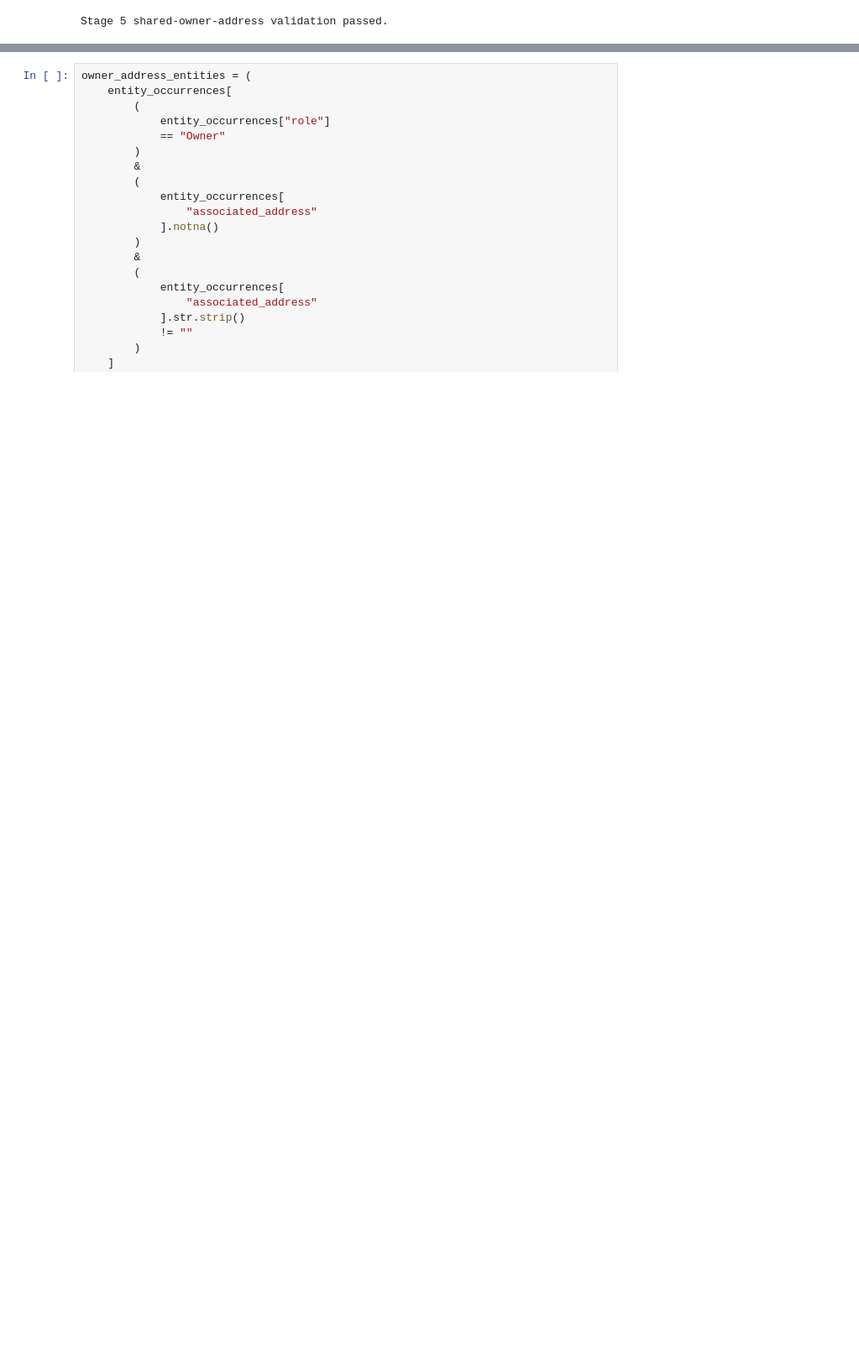
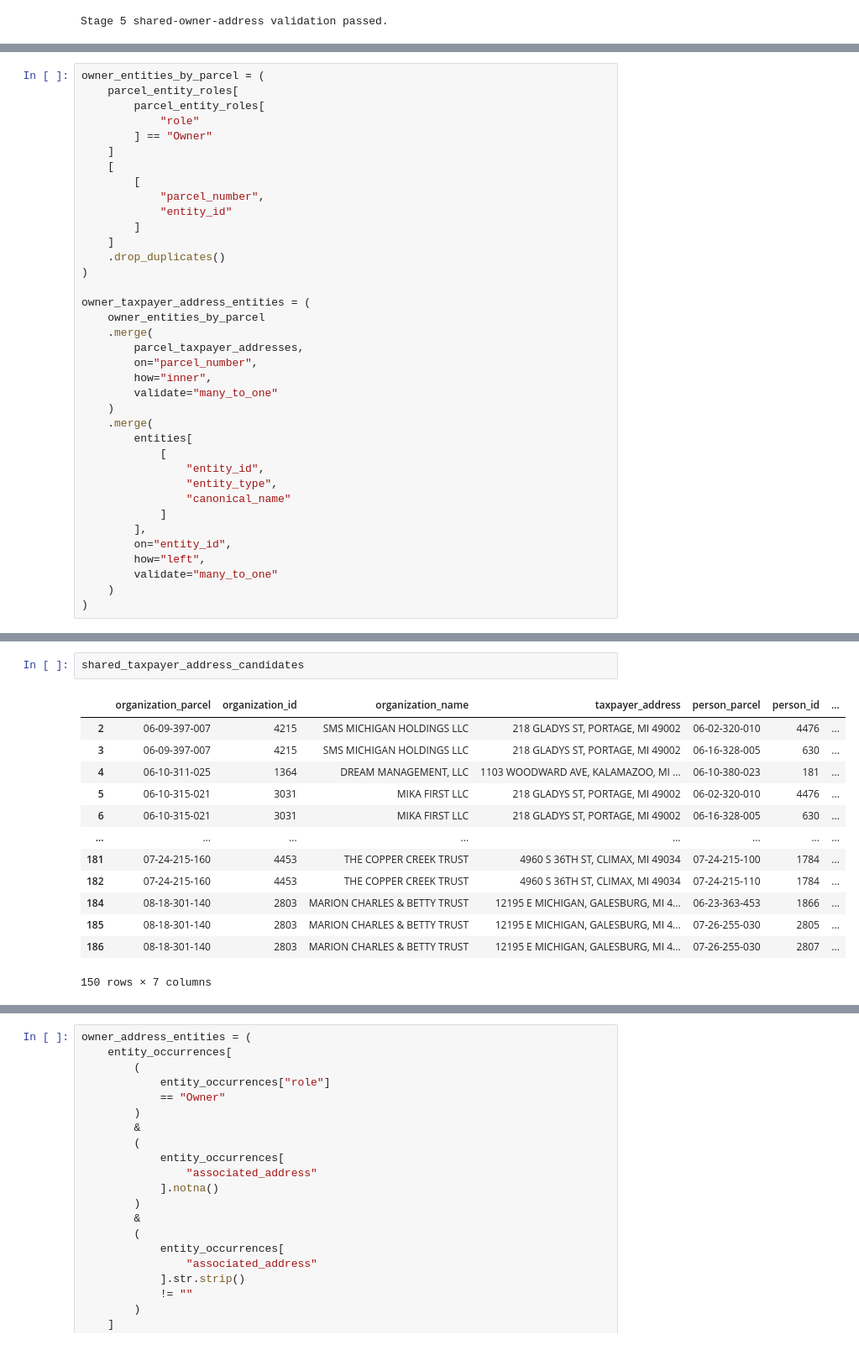
Before and after one commit to mattphinney-94/kzoo_county_project, a Jupyter notebook: Finalized_Entity_Table_Analysis.ipynb, the cells around one changed output, grey strips where cells are left out. Shown at 84% size. Saved outputs shown, nothing was run; the diff lists cells and outputs as text; blank space fills up the shorter version.

Commit message:
Finished and validated the implementation of Stage 5, association evidence.

```diff
--- a/Finalized_Entity_Table_Analysis.ipynb
+++ b/Finalized_Entity_Table_Analysis.ipynb
@@ -558,0 +608,37 @@ Stage 5 shared-owner-address validation passed.
+# %%
+owner_entities_by_parcel = (
+    parcel_entity_roles[
+        parcel_entity_roles[
+            "role"
+        ] == "Owner"
+    ]
+    [
+        [
+            "parcel_number",
+            "entity_id"
+        ]
+    ]
+    .drop_duplicates()
+)
+
+owner_taxpayer_address_entities = (
+    owner_entities_by_parcel
+    .merge(
+        parcel_taxpayer_addresses,
+        on="parcel_number",
+        how="inner",
+        validate="many_to_one"
+    )
+    .merge(
+        entities[
+            [
+                "entity_id",
+                "entity_type",
+                "canonical_name"
+            ]
+        ],
+        on="entity_id",
+        how="left",
+        validate="many_to_one"
+    )
+)
@@ -558,0 +1037,16 @@ Stage 5 shared-owner-address validation passed.
+# %%
+shared_taxpayer_address_candidates
+# %% [output]
+|  | organization_parcel | organization_id | organization_name | taxpayer_address | person_parcel | person_id | ... |
+| 2 | 06-09-397-007 | 4215 | SMS MICHIGAN HOLDINGS LLC | 218 GLADYS ST, PORTAGE, MI 49002 | 06-02-320-010 | 4476 | ... |
+| 3 | 06-09-397-007 | 4215 | SMS MICHIGAN HOLDINGS LLC | 218 GLADYS ST, PORTAGE, MI 49002 | 06-16-328-005 | 630 | ... |
+| 4 | 06-10-311-025 | 1364 | DREAM MANAGEMENT, LLC | 1103 WOODWARD AVE, KALAMAZOO, MI ... | 06-10-380-023 | 181 | ... |
+| 5 | 06-10-315-021 | 3031 | MIKA FIRST LLC | 218 GLADYS ST, PORTAGE, MI 49002 | 06-02-320-010 | 4476 | ... |
+| 6 | 06-10-315-021 | 3031 | MIKA FIRST LLC | 218 GLADYS ST, PORTAGE, MI 49002 | 06-16-328-005 | 630 | ... |
+| ... | ... | ... | ... | ... | ... | ... | ... |
+| 181 | 07-24-215-160 | 4453 | THE COPPER CREEK TRUST | 4960 S 36TH ST, CLIMAX, MI 49034 | 07-24-215-100 | 1784 | ... |
+| 182 | 07-24-215-160 | 4453 | THE COPPER CREEK TRUST | 4960 S 36TH ST, CLIMAX, MI 49034 | 07-24-215-110 | 1784 | ... |
+| 184 | 08-18-301-140 | 2803 | MARION CHARLES & BETTY TRUST | 12195 E MICHIGAN, GALESBURG, MI 4... | 06-23-363-453 | 1866 | ... |
+| 185 | 08-18-301-140 | 2803 | MARION CHARLES & BETTY TRUST | 12195 E MICHIGAN, GALESBURG, MI 4... | 07-26-255-030 | 2805 | ... |
+| 186 | 08-18-301-140 | 2803 | MARION CHARLES & BETTY TRUST | 12195 E MICHIGAN, GALESBURG, MI 4... | 07-26-255-030 | 2807 | ... |
+150 rows × 7 columns
```
Also changed, not shown: parts of 117 cells of this notebook, 1 other file.
